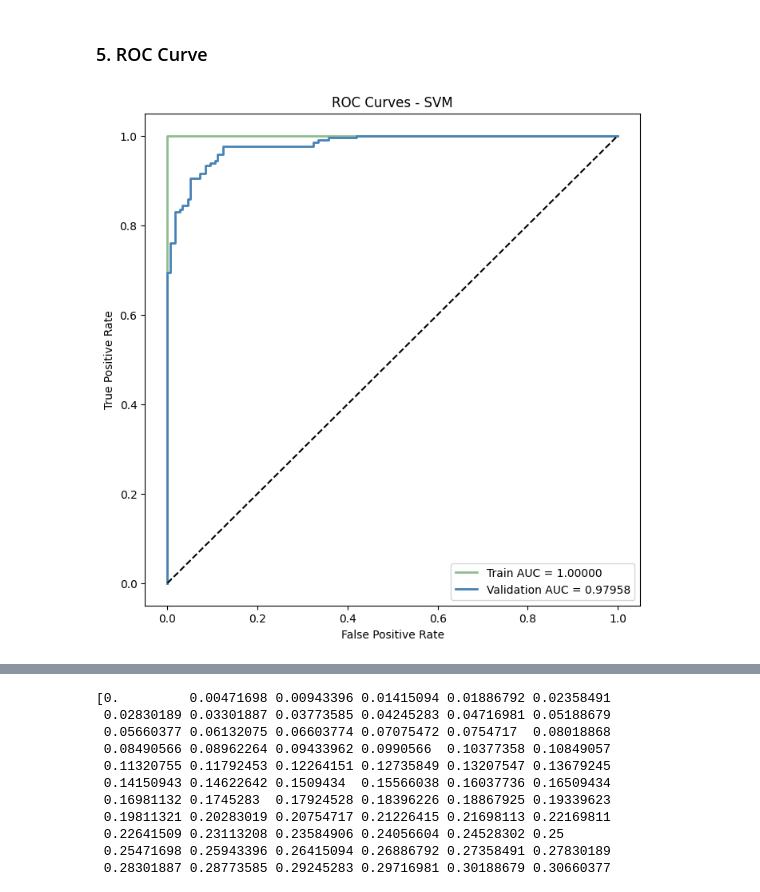
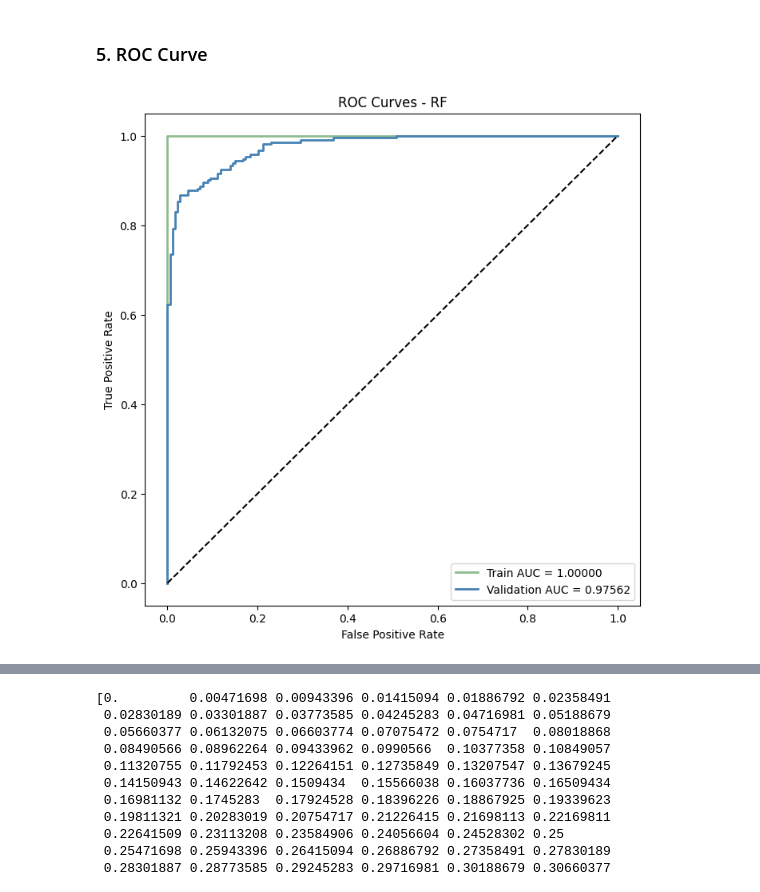
Before and after one commit to AndreChristianto/Signature-Recognition-V3, a Jupyter notebook: ICDAR-RESNET/12_vgg16_triplet_loss_diff_vect_rf.ipynb, the cells around one changed output, grey strips where cells are left out. Drawn from its saved outputs; the diff is of its cells as text; code cells hidden in the pictures.

```diff
--- a/ICDAR-RESNET/12_vgg16_triplet_loss_diff_vect_rf.ipynb
+++ b/ICDAR-RESNET/12_vgg16_triplet_loss_diff_vect_rf.ipynb
@@ -179,32 +179,32 @@ import matplotlib.pyplot as plt
 # %%
 # Predict decision values for each class
 y_train_score = best_model.predict_proba(train_difference_array)[:, 1]
 y_test_score = best_model.predict_proba(test_difference_array)[:, 1]
 y_val_score = best_model.predict_proba(validation_difference_array)[:, 1]
 
 # Compute ROC curve and AUC for each set
 fpr_train, tpr_train, thresholds_train = roc_curve(train_labels, y_train_score, drop_intermediate=False)
 roc_auc_train = auc(fpr_train, tpr_train)
 fpr_test, tpr_test, thresholds_test = roc_curve(test_labels, y_test_score, drop_intermediate=False)
 roc_auc_test = auc(fpr_test, tpr_test)
 fpr_val, tpr_val, thresholds_val = roc_curve(validation_labels, y_val_score, drop_intermediate=False)
 roc_auc_val = auc(fpr_val, tpr_val)
 
 # Plot ROC curve
 plt.figure(figsize=(8, 8))
 
 plt.plot(fpr_train, tpr_train, color='darkseagreen', lw=2, label=f'Train AUC = {roc_auc_train:.5f}')
 plt.plot(fpr_val, tpr_val, color='steelblue', lw=2, label=f'Validation AUC = {roc_auc_val:.5f}')
 # plt.plot(fpr_test, tpr_test, color='peru', lw=2, label=f'Test AUC = {roc_auc_test:.5f}')
 
 plt.plot([0, 1], [0, 1], 'k--')
 plt.xlabel('False Positive Rate')
 plt.ylabel('True Positive Rate')
-plt.title('ROC Curves - SVM')
+plt.title('ROC Curves - RF')
 plt.legend()
 plt.show()
 # %% [output]
-[figure, old version]
+[figure, new version]
 # %%
 # Plot ROC curve
 plt.figure(figsize=(8, 8))
```
Also changed, not shown: parts of 3 cells of this notebook, 7 other files.
